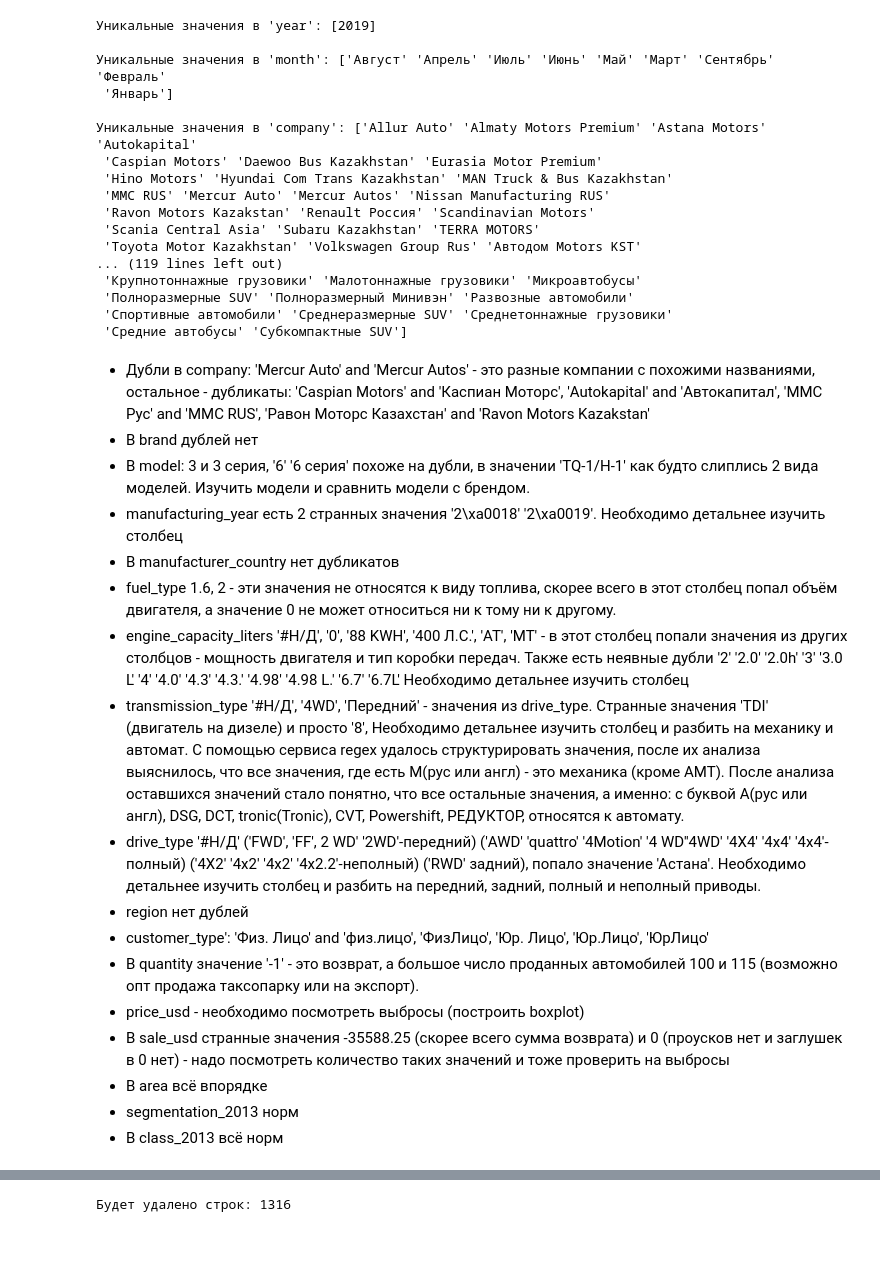
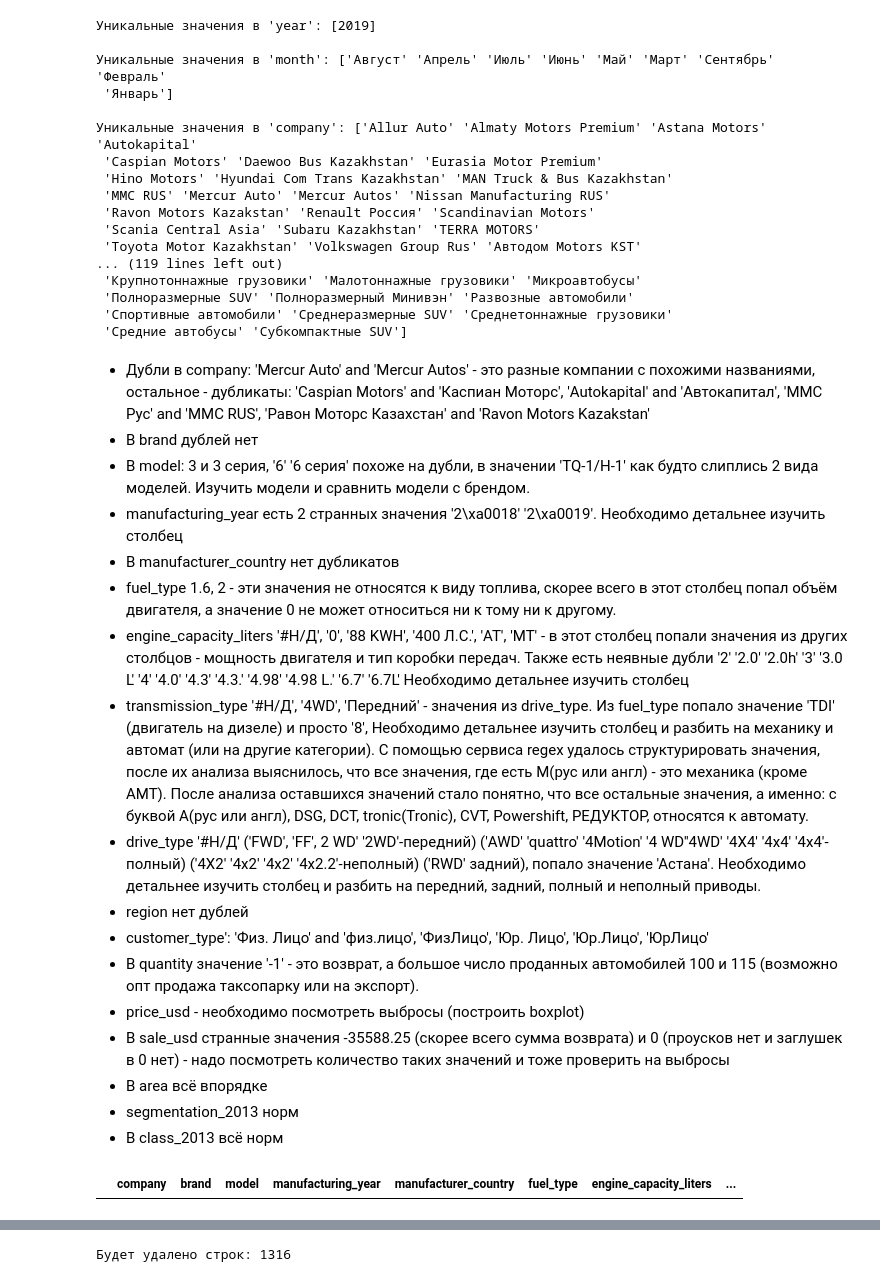
Before and after one commit to Heensz/analysis-of-the-car-market-of-Kazakhstan, a Jupyter notebook: Анализ авторынка Казахстана.ipynb, the cells around one changed output, grey strips where cells are left out. Cells and saved outputs as stored; diff of their text form; code cells hidden in the pictures; blank space fills up the shorter version.

```diff
--- a/Анализ авторынка Казахстана.ipynb
+++ b/Анализ авторынка Казахстана.ipynb
@@ -295,7 +295,7 @@ for column in df.columns:
 * В manufacturer_country нет дубликатов
 * fuel_type 1.6, 2 - эти значения не относятся к виду топлива, скорее всего в этот столбец попал объём двигателя, а значение 0 не может относиться ни к тому ни к другому.
 * engine_capacity_liters '#Н/Д', '0', '88 KWH', '400 Л.С.', 'AT', 'MT' - в этот столбец попали значения из других столбцов - мощность двигателя и тип коробки передач. Также есть неявные дубли '2' '2.0' '2.0h' '3' '3.0 L' '4' '4.0' '4.3' '4.3.' '4.98' '4.98 L.' '6.7' '6.7L'  Необходимо детальнее изучить столбец
-* transmission_type '#Н/Д', '4WD', 'Передний' - значения из drive_type. Странные значения 'TDI' (двигатель на дизеле) и просто '8', Необходимо детальнее изучить столбец и разбить на механику и автомат. С помощью сервиса regex  удалось структурировать значения, после их анализа выяснилось, что все значения, где есть M(рус или англ) - это механика (кроме AMT). После анализа оставшихся значений стало понятно, что все остальные значения, а именно: с буквой A(рус или англ), DSG, DCT, tronic(Tronic), CVT, Powershift, РЕДУКТОР, относятся к автомату.
+* transmission_type '#Н/Д', '4WD', 'Передний' - значения из drive_type. Из fuel_type попало значение 'TDI' (двигатель на дизеле) и просто '8', Необходимо детальнее изучить столбец и разбить на механику и автомат (или на другие категории). С помощью сервиса regex  удалось структурировать значения, после их анализа выяснилось, что все значения, где есть M(рус или англ) - это механика (кроме AMT). После анализа оставшихся значений стало понятно, что все остальные значения, а именно: с буквой A(рус или англ), DSG, DCT, tronic(Tronic), CVT, Powershift, РЕДУКТОР, относятся к автомату.
 * drive_type '#Н/Д' ('FWD', 'FF', 2 WD' '2WD'-передний) ('AWD' 'quattro' '4Motion' '4 WD''4WD'  '4X4'  '4x4'  '4х4'-полный) ('4X2' '4x2' '4х2' '4х2.2'-неполный) ('RWD' задний), попало значение 'Астана'. Необходимо детальнее изучить столбец и разбить на передний, задний, полный и неполный приводы.
 * region нет дублей
 * customer_type': 'Физ. Лицо' and 'физ.лицо', 'ФизЛицо', 'Юр. Лицо', 'Юр.Лицо', 'ЮрЛицо'
@@ -305,3 +305,7 @@ for column in df.columns:
 * В area всё впорядке
 * segmentation_2013 норм
 * В class_2013 всё норм
+# %%
+df.query('transmission_type == "TDI"')
+# %% [output]
+|  | company | brand | model | manufacturing_year | manufacturer_country | fuel_type | engine_capacity_liters | ... |
```
Also changed, not shown: parts of 12 cells of this notebook.
